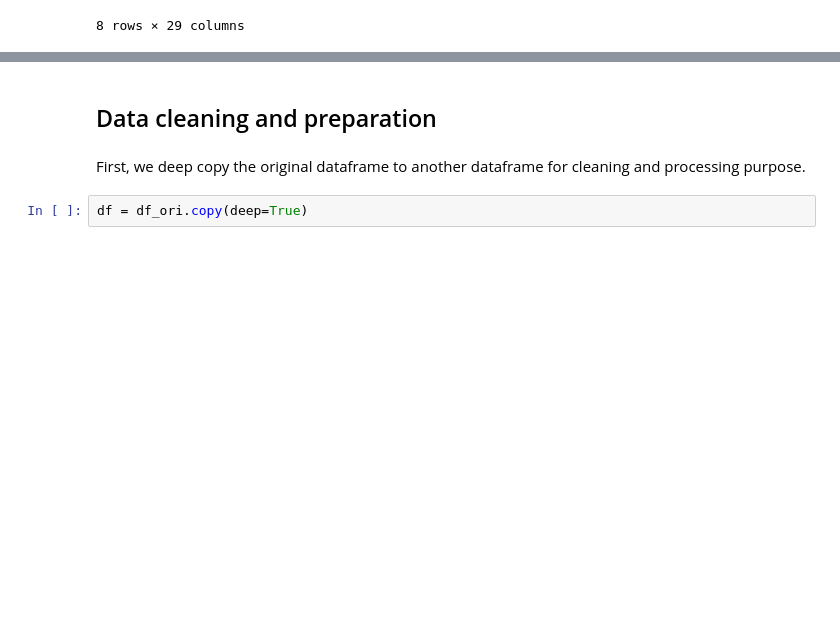
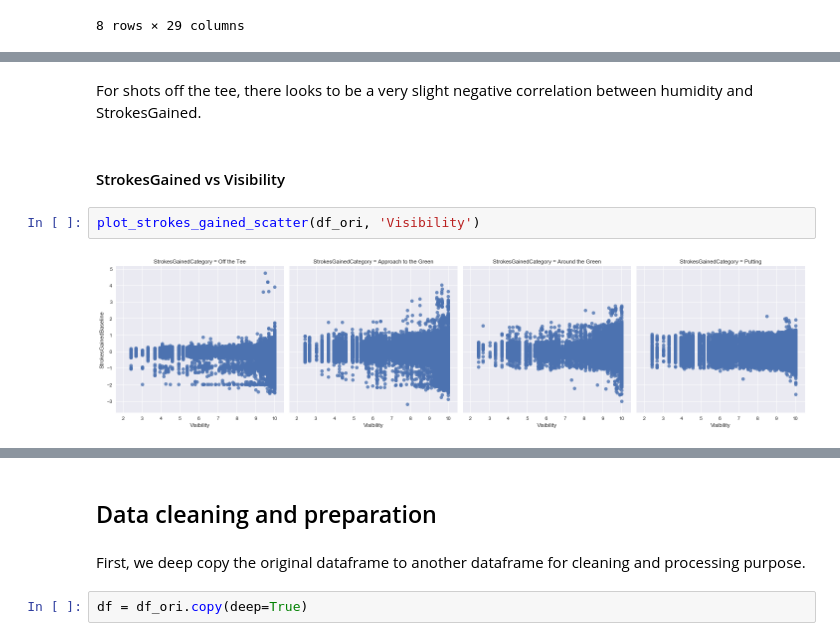
Before and after one commit to awfuldynne/golf_course_project, a Jupyter notebook: Examples/Analysis_and_Visualization.ipynb, the cells around one changed output, grey strips where cells are left out. Drawn from its saved outputs; the diff is of its cells as text; blank space fills up the shorter version.

```diff
--- a/Examples/Analysis_and_Visualization.ipynb
+++ b/Examples/Analysis_and_Visualization.ipynb
@@ -69,0 +122,8 @@ df_ori.describe()
+# %% [markdown]
+For shots off the tee, there looks to be a very slight negative correlation between humidity and StrokesGained.
+# %% [markdown]
+#### StrokesGained vs Visibility
+# %%
+plot_strokes_gained_scatter(df_ori, 'Visibility')
+# %% [output]
+[figure, added]
```
Also changed, not shown: parts of 21 cells of this notebook.
